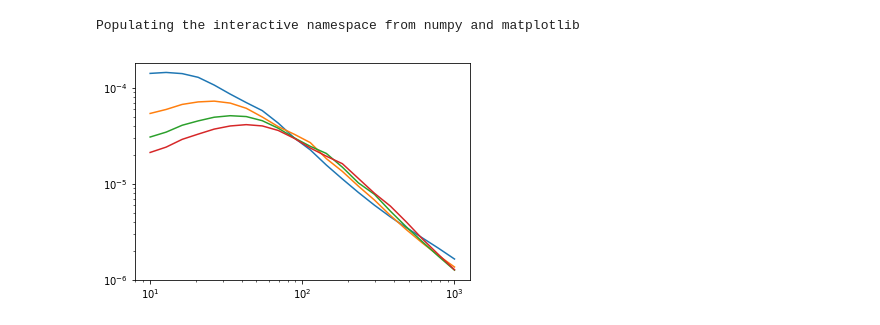
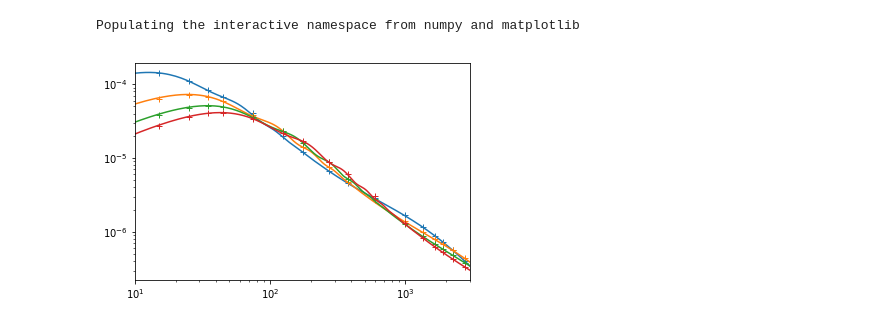
Before and after one commit to LSSTDESC/sacc, a Jupyter notebook: examples/notebooks/create-sacc2.ipynb, the cells around one changed output. Saved outputs shown, nothing was run; the diff lists cells and outputs as text; code cells hidden in the pictures.

```diff
--- a/examples/notebooks/create-sacc2.ipynb
+++ b/examples/notebooks/create-sacc2.ipynb
@@ -8,21 +9,49 @@ import sacc2
 # %%
 nbin = 4
+# %%
+window_ranges = [
+    [5,10],
+    [10,20],
+    [20,30],
+    [30,40],
+    [40,50],
+    [50, 100],
+    [100, 150],
+    [150, 200],
+    [250, 300],
+    [350, 400],
+    [400, 800],
+    [800, 1200],
+    [1200, 1500],
+    [1500, 1800],
+    [1800, 2000],
+    [2000, 2500],
+    [2500, 3000],
+]
+effective_ell = [0.5*(m+M) for m,M in window_ranges]
+
+ell_max = window_ranges[-1][-1]
 # %%
 cosmo = ccl.Cosmology(Omega_c=0.25, Omega_b=0.05, h=0.72, n_s=0.96, A_s=2.1e-9)
 N_z = []
 spectra = []
 z = np.arange(0., 3.0, 0.01)
 for i in range(nbin):
     mean_z = 0.3*(1+i)
     sigma_z = 0.05
     n_z = np.exp(-0.5*(z - mean_z)**2 / sigma_z**2)
     N_z.append(n_z)
 
     bias = np.ones_like(z) * 1.5*(mean_z/0.3)**0.5
     T = ccl.NumberCountsTracer(cosmo, False, (z,N_z[i]), (z, bias))
-    ell = np.logspace(1, 3, 20)
+    ell = np.arange(ell_max+1)
     cl = ccl.angular_cl(cosmo, T, T, ell)
-    spectra.append((ell, cl))
-    loglog(ell, cl)
+    cb = []
+    for m,M in window_ranges:
+        cb.append(np.mean(cl[m:M]))
+    spectra.append(cb)
+    line, = loglog(ell, cl)
+    loglog(effective_ell, cb, '+', color=line.get_color())
+    xlim(10,3000)
 # %% [output]
-[figure, old version]
+[figure, new version]
```
Also changed, not shown: parts of 8 cells of this notebook, 5 other files.
